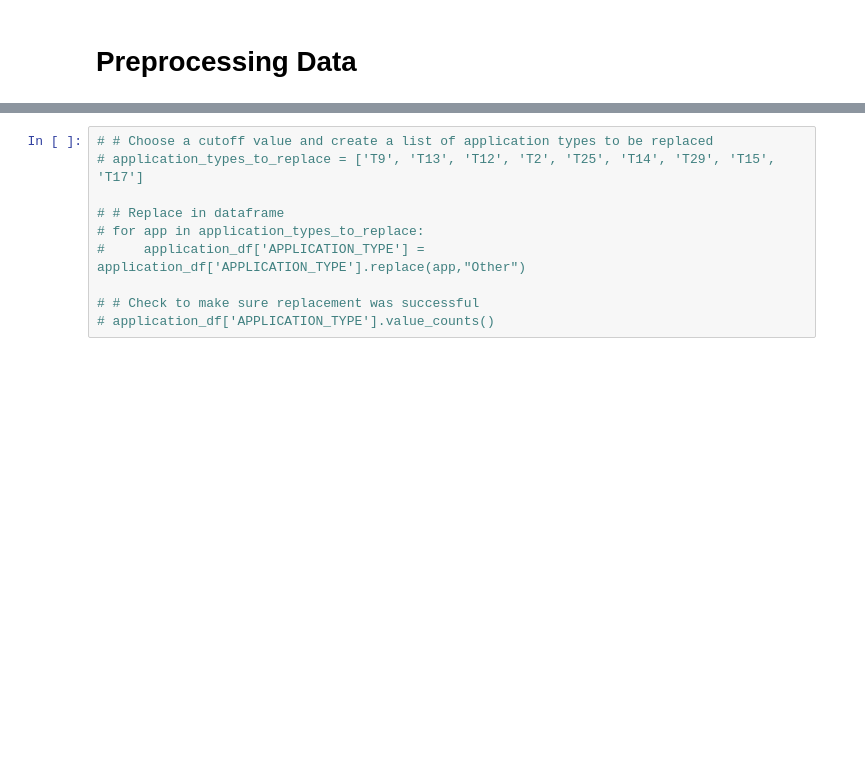
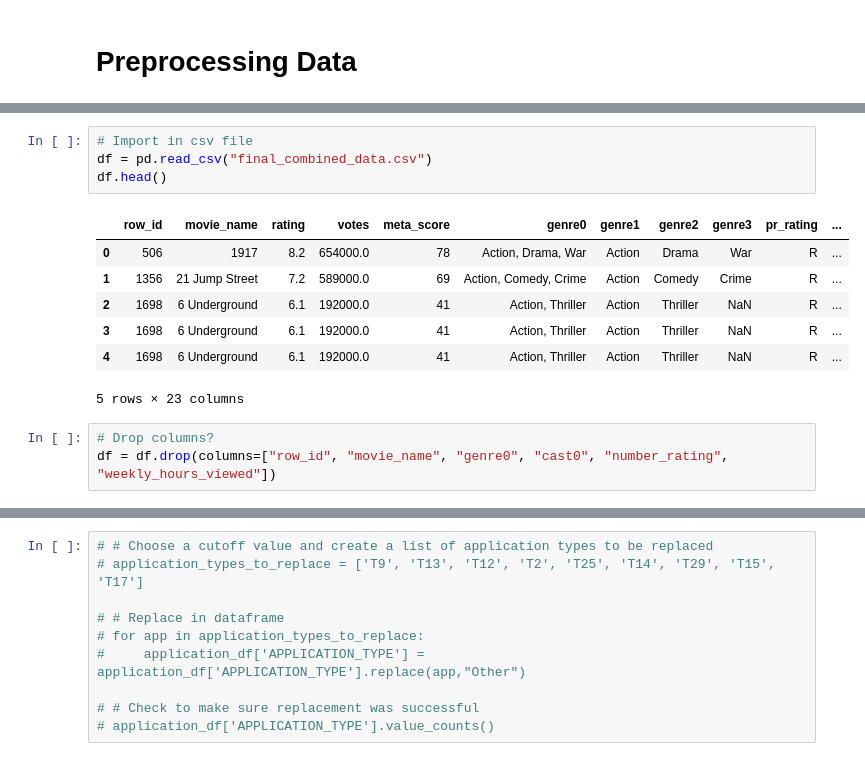
Before and after one commit to mopfun/Project_4_Grp_1, a Jupyter notebook: Netflix_Top_10_Predictor.ipynb, the cells around one changed output, grey strips where cells are left out. Cells and saved outputs as stored; diff of their text form; blank space fills up the shorter version.

Commit message:
updated notebook: added csv file import and some minor tweaks

```diff
--- a/Netflix_Top_10_Predictor.ipynb
+++ b/Netflix_Top_10_Predictor.ipynb
@@ -15,3 +18,18 @@ df.head()
+# %%
+# Import in csv file
+df = pd.read_csv("final_combined_data.csv")
+df.head()
+# %% [output]
+|  | row_id | movie_name | rating | votes | meta_score | genre0 | genre1 | genre2 | genre3 | pr_rating | ... |
+| 0 | 506 | 1917 | 8.2 | 654000.0 | 78 | Action, Drama, War | Action | Drama | War | R | ... |
+| 1 | 1356 | 21 Jump Street | 7.2 | 589000.0 | 69 | Action, Comedy, Crime | Action | Comedy | Crime | R | ... |
+| 2 | 1698 | 6 Underground | 6.1 | 192000.0 | 41 | Action, Thriller | Action | Thriller | NaN | R | ... |
+| 3 | 1698 | 6 Underground | 6.1 | 192000.0 | 41 | Action, Thriller | Action | Thriller | NaN | R | ... |
+| 4 | 1698 | 6 Underground | 6.1 | 192000.0 | 41 | Action, Thriller | Action | Thriller | NaN | R | ... |
+5 rows × 23 columns
+# %%
+# Drop columns?
+df = df.drop(columns=["row_id", "movie_name", "genre0", "cast0", "number_rating", "weekly_hours_viewed"])
 # %%
 # Determine the number of unique values in each column.
 df.nunique()
```
Also changed, not shown: parts of 16 cells of this notebook.
